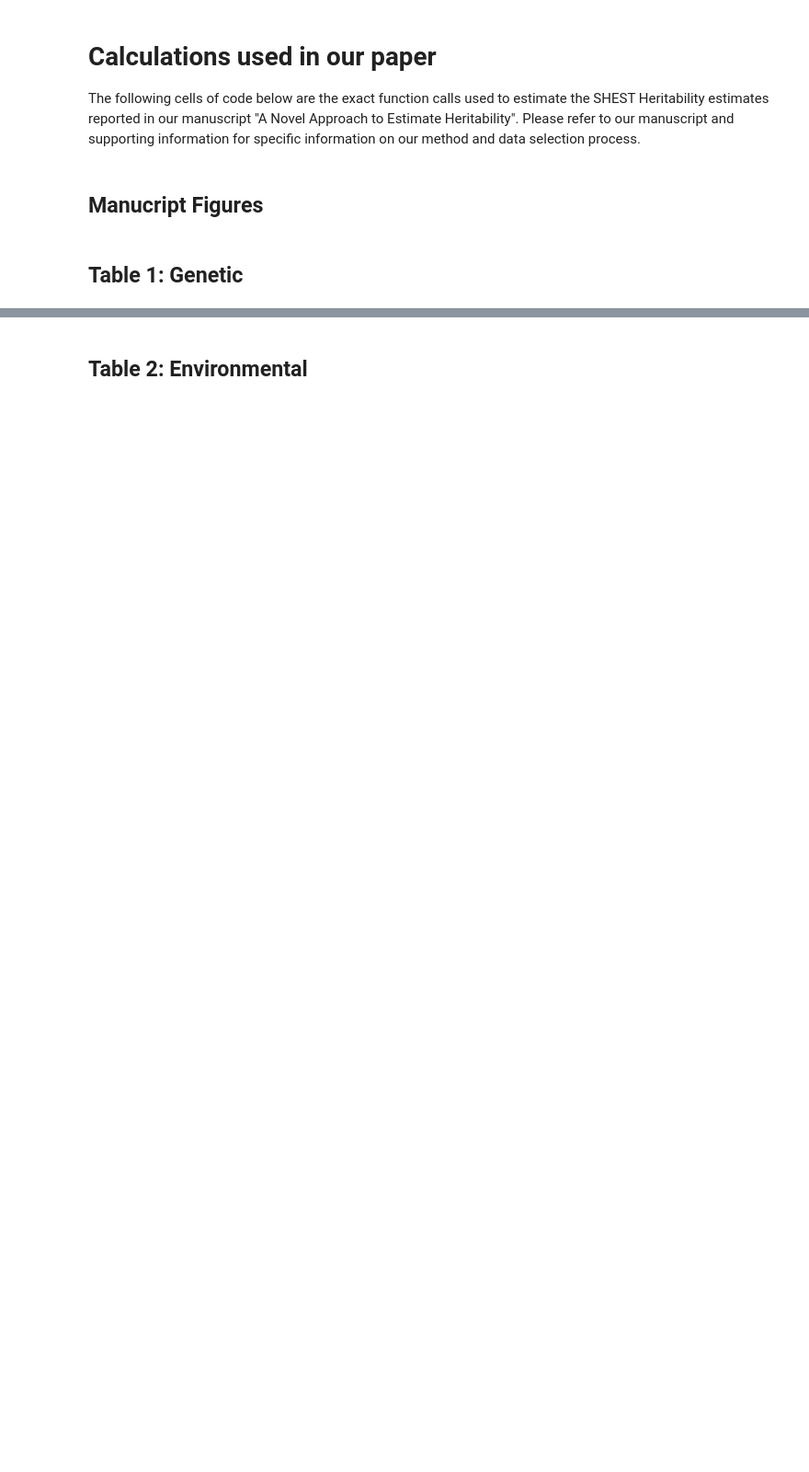
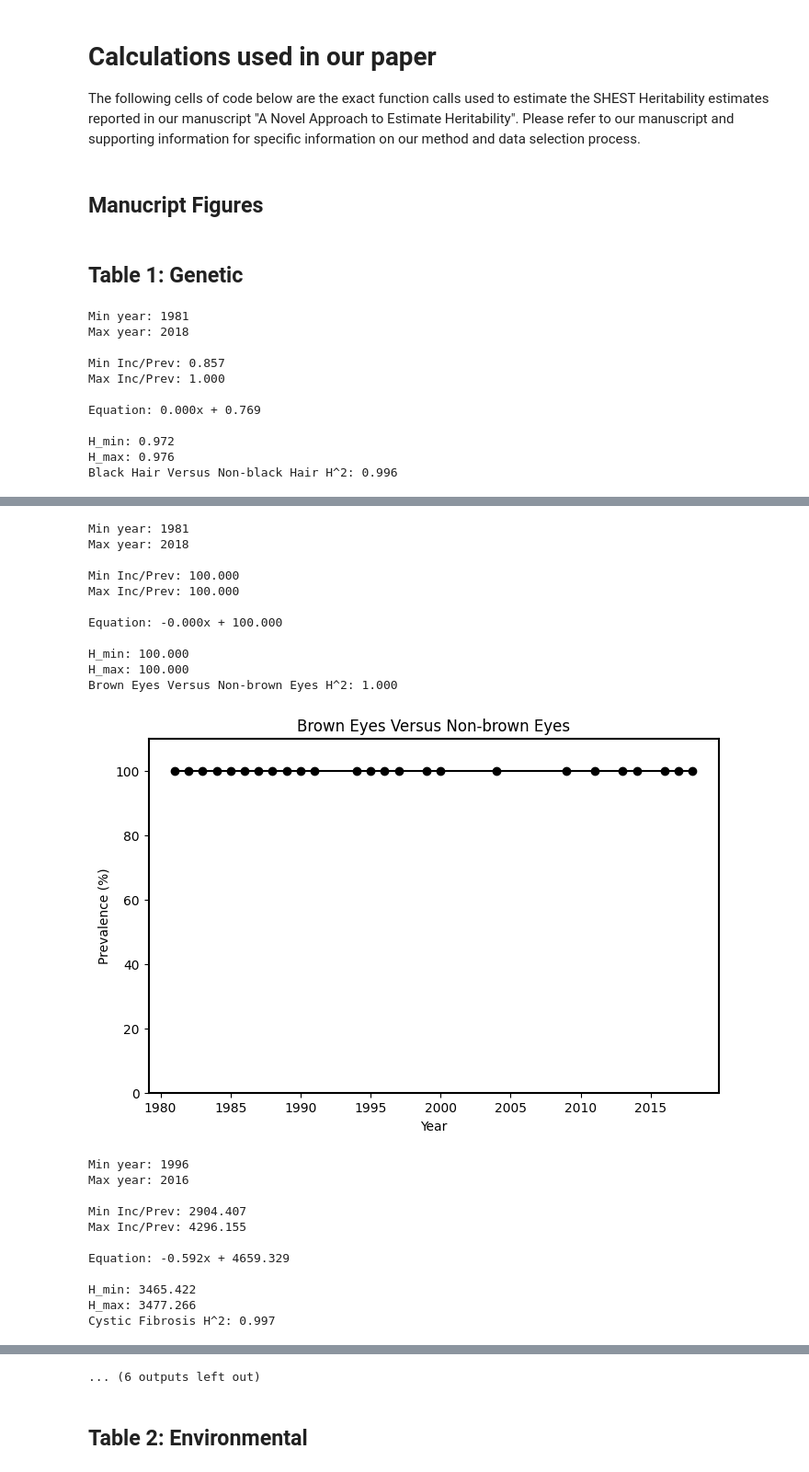
Before and after one commit to relhajj/SHEST-heritability, a Jupyter notebook: SHEST_calculator.ipynb, the cells around one changed output, grey strips where cells are left out. Shown at 92% size. Cells and saved outputs as stored; diff of their text form; code cells hidden in the pictures; blank space fills up the shorter version.

```diff
--- a/SHEST_calculator.ipynb
+++ b/SHEST_calculator.ipynb
@@ -605,28 +641,40 @@ The following cells of code below are the exact function calls used to estimate
 ## Table 1: Genetic
 # %%
 # Black hair
-#fit_line("black_hair", "Black Hair Versus Non-black Hair", "Prevalence (%)", 0.1)
+eqn = fit_line("black_hair", "Black Hair Versus Non-black Hair", "Prevalence (%)", 0.1)
 
 # Brown eyes
-#fit_line("brown_eyes", "Brown Eyes Versus Non-brown Eyes", "Prevalence (%)", 10)
+eqn = fit_line("brown_eyes", "Brown Eyes Versus Non-brown Eyes", "Prevalence (%)", 10)
 
 # CF
-#fit_line("cf", "Cystic Fibrosis", "Number of Individuals with CF", 500)
+eqn = fit_line("cf", "Cystic Fibrosis", "Number of Individuals with CF", 500)
 
 # Down syndrome
-#fit_line("down_syndrome", "Down Syndrome", "Rate per 10,000 live births", 3)
+eqn = fit_line("down_syndrome", "Down Syndrome", "Rate per 10,000 live births", 3)
 
 # Hereditary heamochromatosis
-#fit_line("g_Hereditary_Heam", "Hereditary Heamochromatosis", "Incidence /100,000", 0.5)
+eqn = fit_line("g_Hereditary_Heam", "Hereditary Heamochromatosis", "Incidence /100,000", 0.5)
 
 # Sex - female
-#fit_line("sexF", "Sex (Female)", "Number of Female Sex Births", 15000)
+eqn = fit_line("sexF", "Sex (Female)", "Number of Female Sex Births", 15000)
 
 # Sex - male
-#fit_line("sexM", "Sex (Male)", "Number of Male Sex Births", 15000)
+eqn = fit_line("sexM", "Sex (Male)", "Number of Male Sex Births", 15000)
 
 # Sex - ratio
-#fit_line("sex_ratio", "Sex Ratio", "Ratio of female to male sex births", 10)
+eqn = fit_line("sex_ratio", "Sex Ratio", "Ratio of female to male sex births", 10)
 
 # SCD
-#fit_line("scd", "Sickle Cell Disease", "Percent of Births (%)", 0.01)
+eqn = fit_line("scd", "Sickle Cell Disease", "Percent of Births (%)", 0.01)
+# %% [output]
+Min year: 1981
+Max year: 2018
+
+Min Inc/Prev: 0.857
+Max Inc/Prev: 1.000
+
+Equation: 0.000x + 0.769
+
+H_min: 0.972
+H_max: 0.976
+Black Hair Versus Non-black Hair H^2: 0.996
@@ -632,0 +682,23 @@ The following cells of code below are the exact function calls used to estimate
+Min year: 1981
+Max year: 2018
+
+Min Inc/Prev: 100.000
+Max Inc/Prev: 100.000
+
+Equation: -0.000x + 100.000
+
+H_min: 100.000
+H_max: 100.000
+Brown Eyes Versus Non-brown Eyes H^2: 1.000
+[figure, added]
+Min year: 1996
+Max year: 2016
+
+Min Inc/Prev: 2904.407
+Max Inc/Prev: 4296.155
+
+Equation: -0.592x + 4659.329
+
+H_min: 3465.422
+H_max: 3477.266
+Cystic Fibrosis H^2: 0.997
@@ -633,3 +742,4 @@ The following cells of code below are the exact function calls used to estimate
+... (6 outputs left out)
 # %% [markdown]
 ## Table 2: Environmental
 # %%
```
Also changed, not shown: parts of 16 cells of this notebook.
